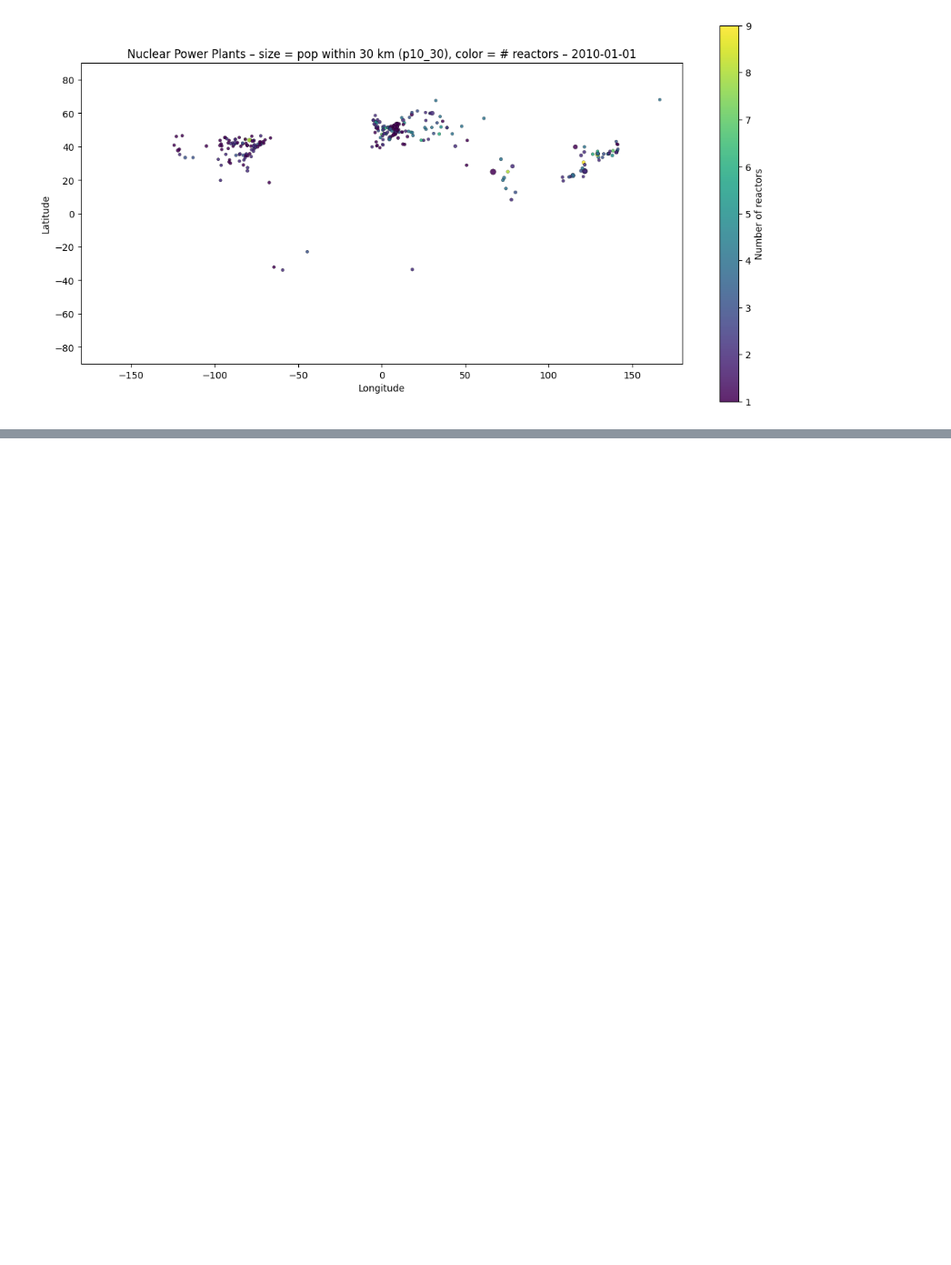
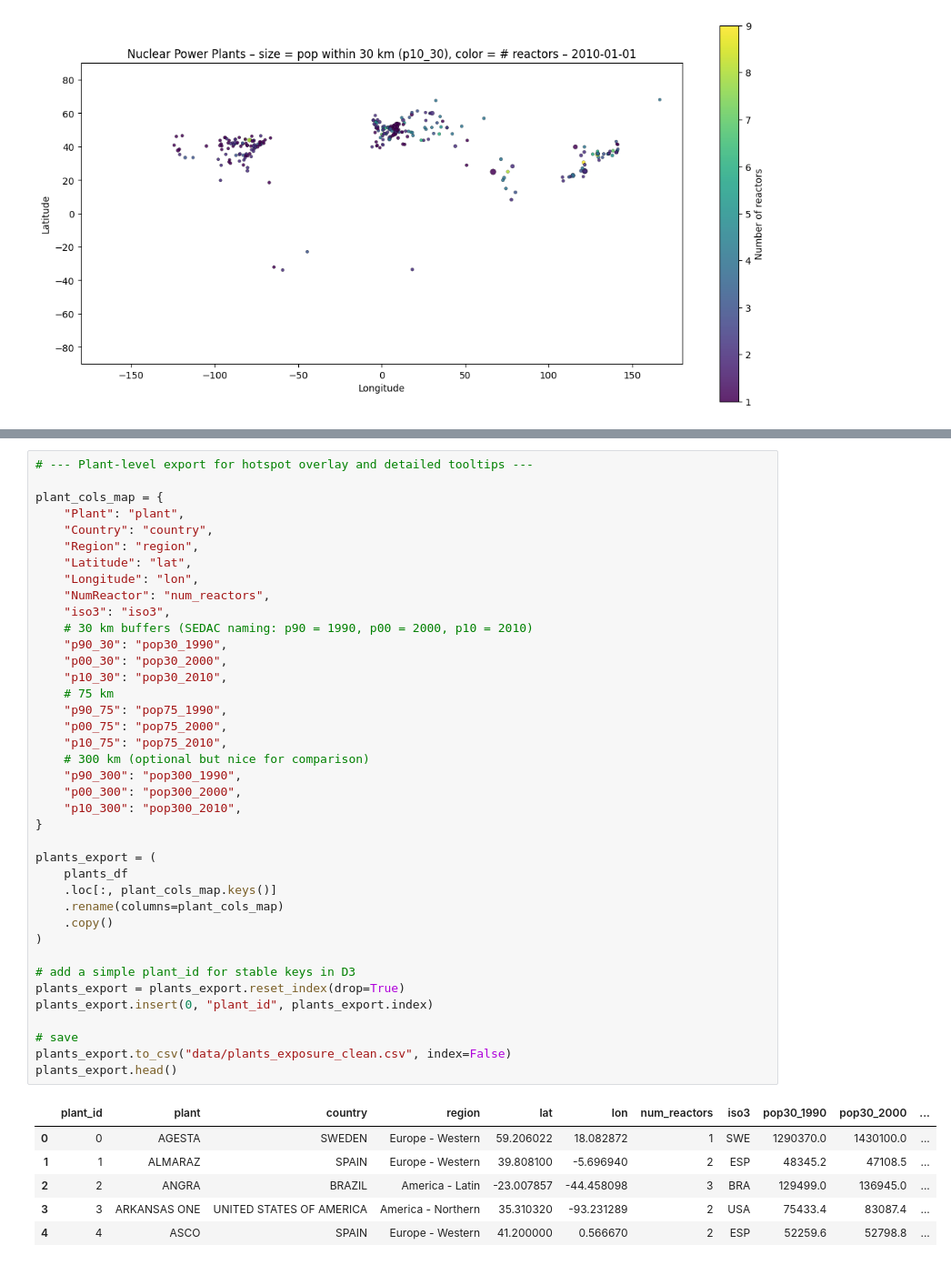
Before and after one commit to uzairgheewala/dsc106_proj3, a Jupyter notebook: Explore.ipynb, the cells around one changed output, grey strips where cells are left out. Shown: that part at 91% size. Cells and saved outputs as stored; diff of their text form; blank space fills up the shorter version.

```diff
--- a/Explore.ipynb
+++ b/Explore.ipynb
@@ -326,0 +498,46 @@ plot_plants_over_gibs()
+# %%
+# --- Plant-level export for hotspot overlay and detailed tooltips ---
+
+plant_cols_map = {
+    "Plant": "plant",
+    "Country": "country",
+    "Region": "region",
+    "Latitude": "lat",
+    "Longitude": "lon",
+    "NumReactor": "num_reactors",
+    "iso3": "iso3",
+    # 30 km buffers (SEDAC naming: p90 = 1990, p00 = 2000, p10 = 2010)
+    "p90_30": "pop30_1990",
+    "p00_30": "pop30_2000",
+    "p10_30": "pop30_2010",
+    # 75 km
+    "p90_75": "pop75_1990",
+    "p00_75": "pop75_2000",
+    "p10_75": "pop75_2010",
+    # 300 km (optional but nice for comparison)
+    "p90_300": "pop300_1990",
+    "p00_300": "pop300_2000",
+    "p10_300": "pop300_2010",
+}
+
+plants_export = (
+    plants_df
+    .loc[:, plant_cols_map.keys()]
+    .rename(columns=plant_cols_map)
+    .copy()
+)
+
+# add a simple plant_id for stable keys in D3
+plants_export = plants_export.reset_index(drop=True)
+plants_export.insert(0, "plant_id", plants_export.index)
+
+# save
+plants_export.to_csv("data/plants_exposure_clean.csv", index=False)
+plants_export.head()
+# %% [output]
+|  | plant_id | plant | country | region | lat | lon | num_reactors | iso3 | pop30_1990 | pop30_2000 | ... |
+| 0 | 0 | AGESTA | SWEDEN | Europe - Western | 59.206022 | 18.082872 | 1 | SWE | 1290370.0 | 1430100.0 | ... |
+| 1 | 1 | ALMARAZ | SPAIN | Europe - Western | 39.808100 | -5.696940 | 2 | ESP | 48345.2 | 47108.5 | ... |
+| 2 | 2 | ANGRA | BRAZIL | America - Latin | -23.007857 | -44.458098 | 3 | BRA | 129499.0 | 136945.0 | ... |
+| 3 | 3 | ARKANSAS ONE | UNITED STATES OF AMERICA | America - Northern | 35.310320 | -93.231289 | 2 | USA | 75433.4 | 83087.4 | ... |
+| 4 | 4 | ASCO | SPAIN | Europe - Western | 41.200000 | 0.566670 | 2 | ESP | 52259.6 | 52798.8 | ... |
```
Also changed, not shown: parts of 8 cells of this notebook, 1 other file.
